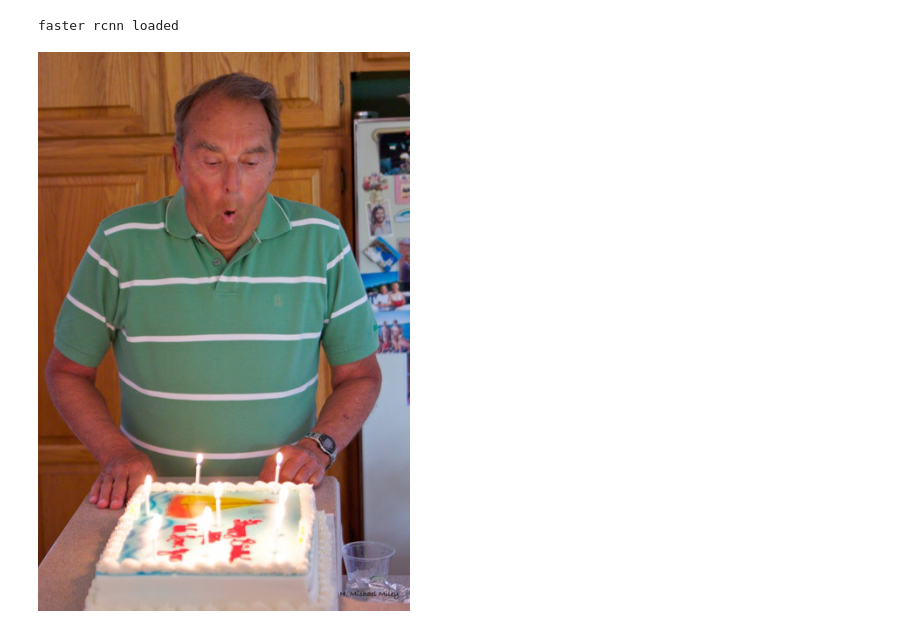
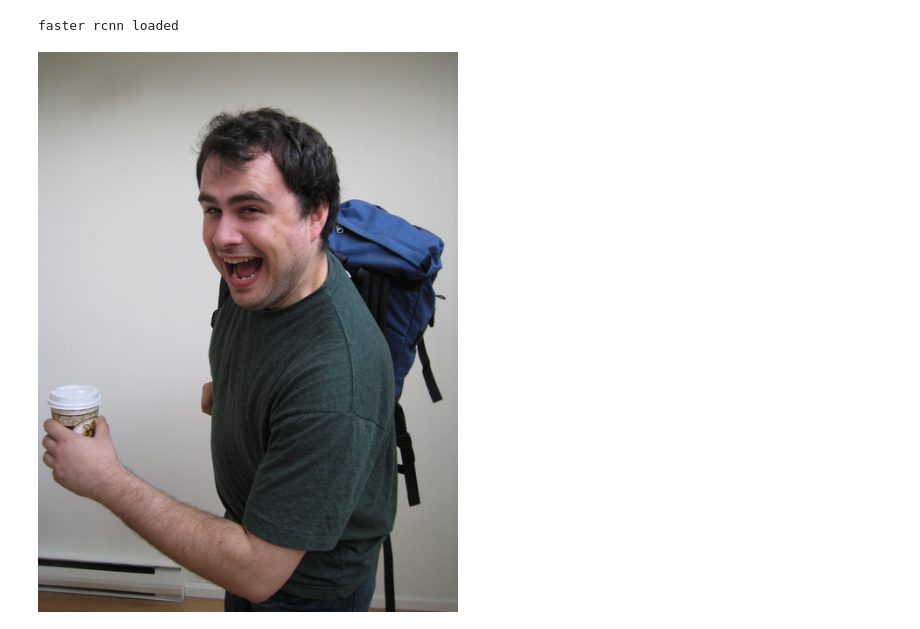
Before and after one commit to callaunchpad/interact, a Jupyter notebook: test_model.ipynb, the cells around one changed output. Saved outputs shown, nothing was run; the diff lists cells and outputs as text; code cells hidden in the pictures.

```diff
--- a/test_model.ipynb
+++ b/test_model.ipynb
@@ -45,11 +48,12 @@ coco_dict = [
     'clock', 'vase', 'scissors', 'teddy bear', 'hair drier', 'toothbrush'
 ]
 # %%
-IMG_PATH = "datasets/hico/images/test2015/HICO_test2015_00000009.jpg"
+IMG_PATH = "datasets/hico/images/test2015/HICO_test2015_00000005.jpg"
+#IMG_PATH = "assets/test1.jpg"
 im = Image.open(IMG_PATH)
 display(im)
 # %% [output]
-[figure, old version]
+[figure, new version]
 # %%
 src = cv2.imread(IMG_PATH)
 src = src/255
```
Also changed, not shown: parts of 6 cells of this notebook.
